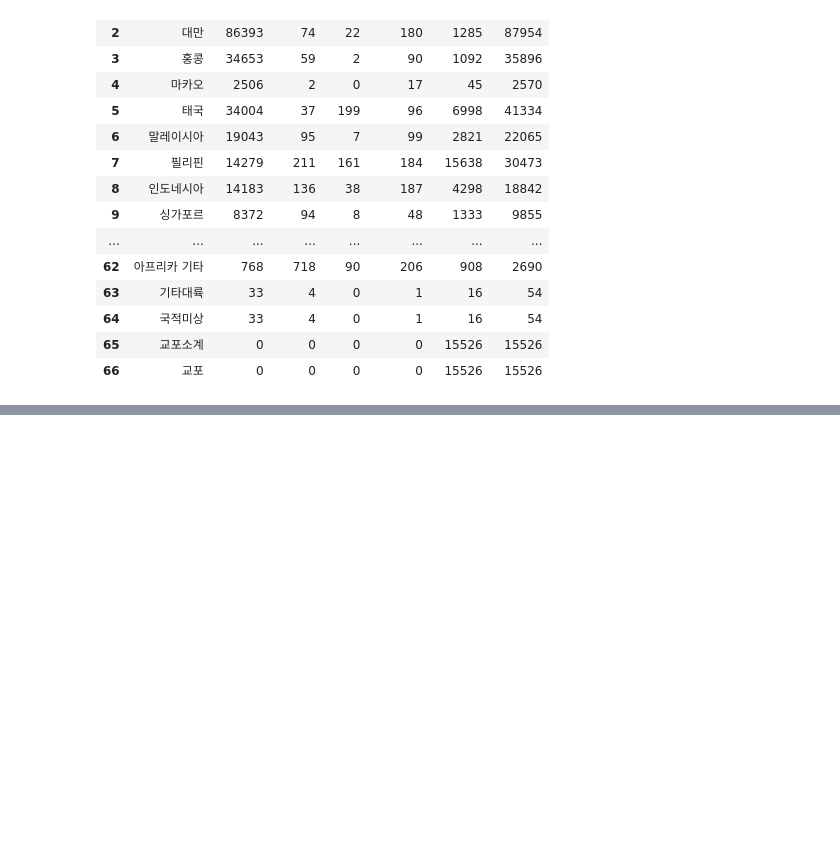
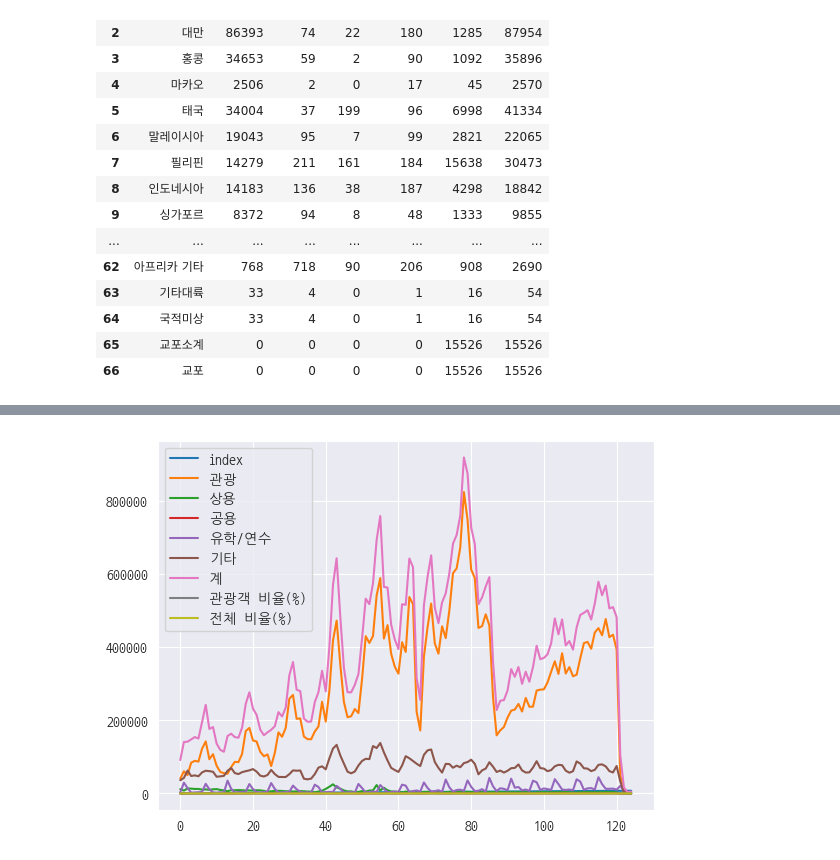
Before and after one commit to hyanyul/python-analysis-2024, a Jupyter notebook: day03/pa09_COVID19_영향_중국인_관광객수_감소분석.ipynb, the cells around one changed output, grey strips where cells are left out. Saved outputs shown, nothing was run; the diff lists cells and outputs as text; code cells hidden in the pictures; blank space fills up the shorter version.

```diff
--- a/day03/pa09_COVID19_영향_중국인_관광객수_감소분석.ipynb
+++ b/day03/pa09_COVID19_영향_중국인_관광객수_감소분석.ipynb
@@ -111,0 +547,6 @@ kto_201901.style.background_gradient(axis=None, vmin=0, vmax=200_000, cmap='Yn')
+# %%
+# Pandas DF를 자동으로 차트로 만들어주는 것
+df_china.plot()
+plt.show()
+# %% [output]
+[figure, added]
```
Also changed, not shown: parts of 46 cells of this notebook, 1 other file.
